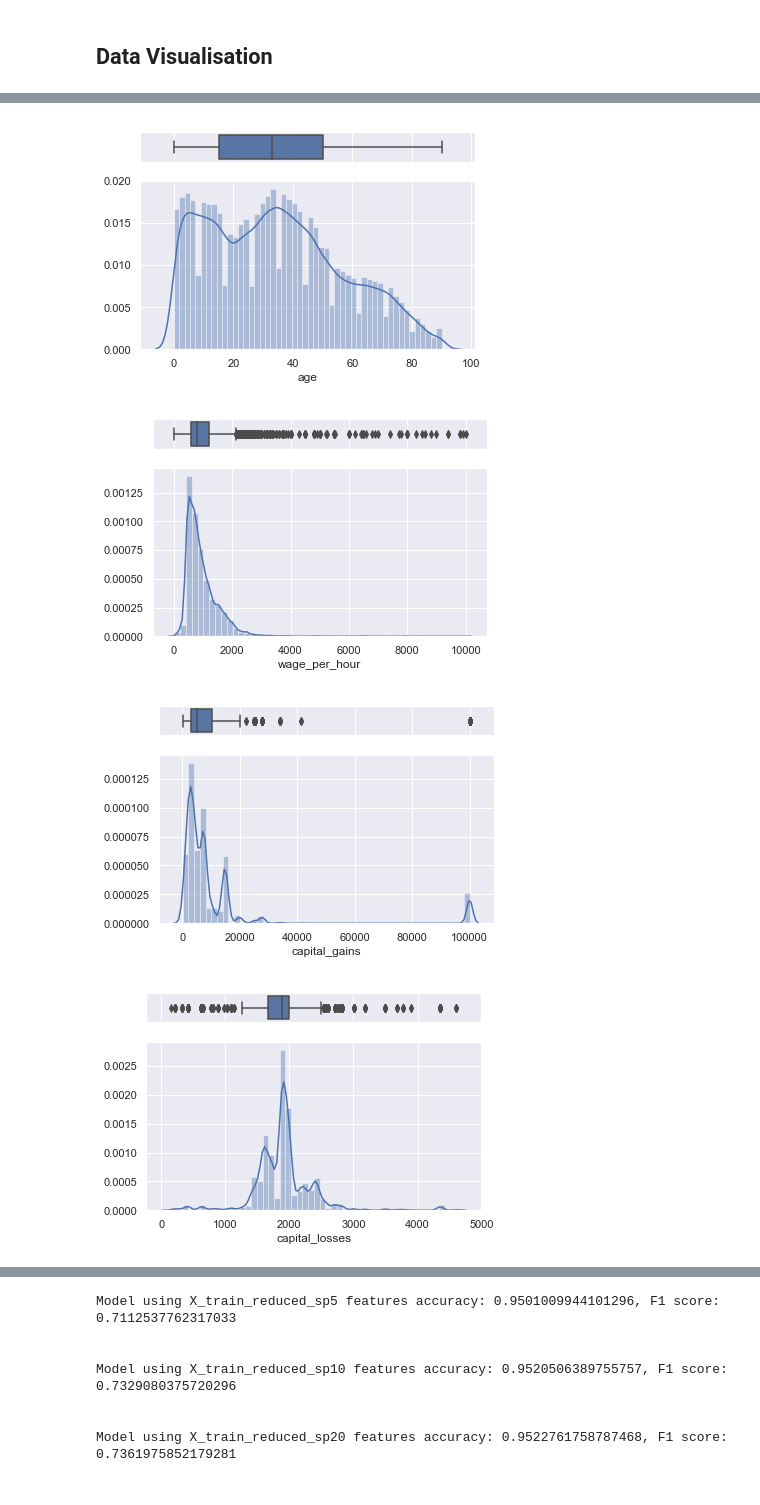
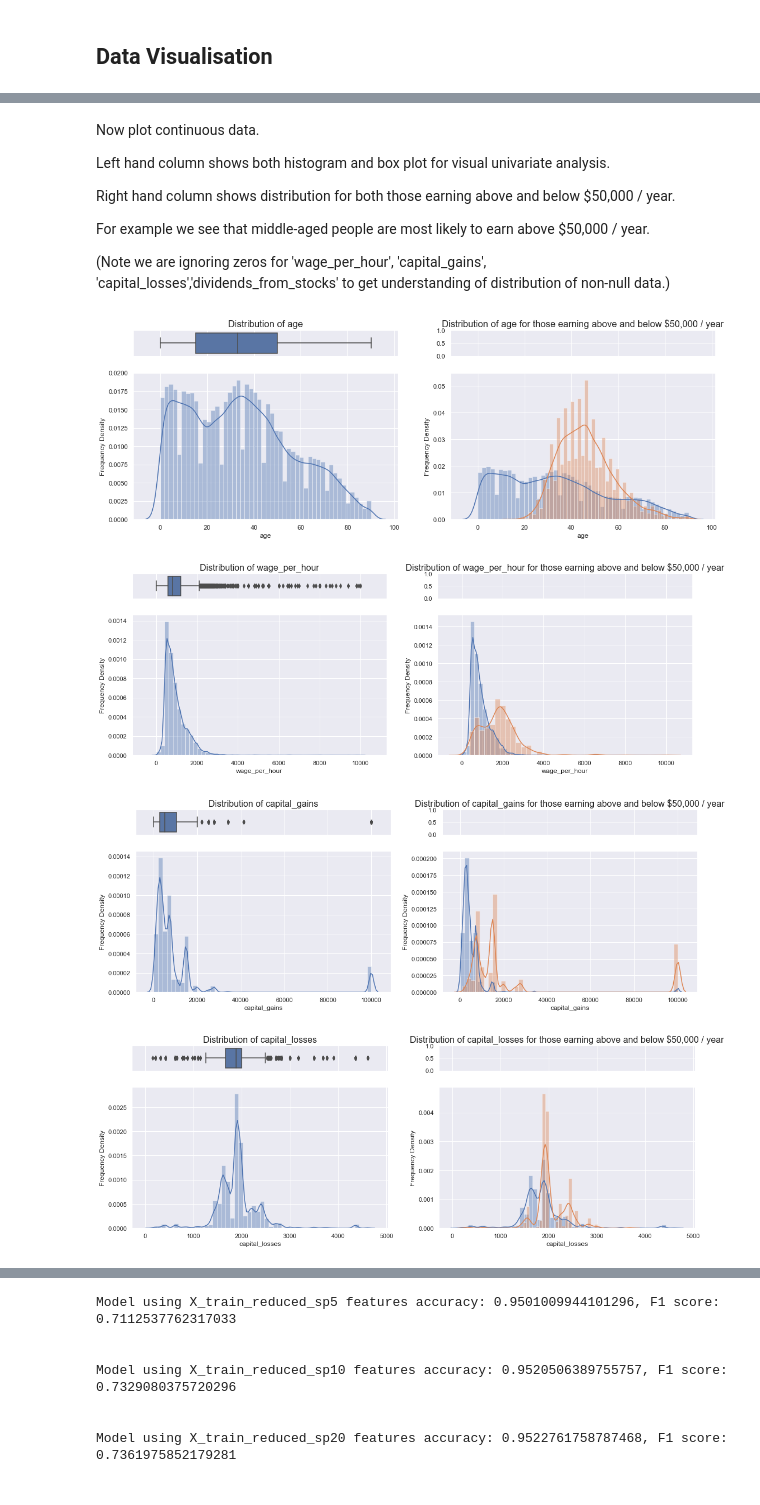
Before and after one commit to AdamJelley/US-Census-Income-Modelling, a Jupyter notebook: US_CensusIncomeModelling.ipynb, the cells around one changed output, grey strips where cells are left out. Saved outputs shown, nothing was run; the diff lists cells and outputs as text; code cells hidden in the pictures.

```diff
--- a/US_CensusIncomeModelling.ipynb
+++ b/US_CensusIncomeModelling.ipynb
@@ -101,0 +141,3 @@ us_census_train.head(50)
+# %%
+us_census_train.drop('instance_weight', axis=1, inplace=True)
+us_census_test.drop('instance_weight', axis=1, inplace=True)
@@ -177,9 +228,13 @@ memory usage: 20.0 MB
 for i, col in enumerate(us_census_train.select_dtypes(['category'])):
     fig, ax = plt.subplots(nrows=1, ncols=2, figsize=(18, 6))
     sns.countplot(x = col, data=us_census_train, ax=ax[0])
+    ax[0].set_title('Frequency of categories in {}'.format(col), fontsize=16)
+    ax[0].set_ylabel('Count')
     ax[0].set_xticklabels(ax[0].get_xticklabels(), rotation=90)
 
     incomeByCol = us_census_train.groupby(col)['binaryIncome'].mean().reset_index()
     sns.barplot(x=col, y='binaryIncome', data=incomeByCol, ax=ax[1])
+    ax[1].set_title('Percentage earning over $50,000 / year for categories in {}'.format(col), fontsize=16)
+    ax[1].set_ylabel('Percentage')
     ax[1].set_xticklabels(ax[1].get_xticklabels(), rotation=90)
 # %% [output]
@@ -198,21 +253,38 @@ for i, col in enumerate(us_census_train.select_dtypes(['category'])):
 ... (21 outputs left out)
+# %% [markdown]
+Now plot continuous data.
+
+Left hand column shows both histogram and box plot for visual univariate analysis.
+
+Right hand column shows distribution for both those earning above and below $50,000 / year.
+
+For example we see that middle-aged people are most likely to earn above $50,000 / year.
+
+(Note we are ignoring zeros for 'wage_per_hour', 'capital_gains', 'capital_losses','dividends_from_stocks' to get understanding of distribution of non-null data.)
 # %%
-for i, col in enumerate(us_census_train.select_dtypes(['int64'])):
+for i, col in enumerate(us_census_train.drop('binaryIncome',axis=1).select_dtypes(['int64'])):
     # Cut the window in 2 parts
-    fig, ax = plt.subplots(nrows=2, ncols=1, sharex=True, gridspec_kw={"height_ratios": (.15, .85)})
+    fig, ax = plt.subplots(nrows=2, ncols=2, sharex=True, figsize=(18, 6), gridspec_kw={"height_ratios": (.15, .85)})
 
-    # Add a graph in each part
+    # Add graph in each part
     if col in ['wage_per_hour', 'capital_gains', 'capital_losses','dividends_from_stocks']:
-        sns.boxplot(us_census_train[us_census_train[col]>0][col], ax=ax[0])
-        sns.distplot(us_census_train[us_census_train[col]>0][col], ax=ax[1])
+        sns.boxplot(us_census_train[us_census_train[col]>0][col], ax=ax[0,0])
+        sns.distplot(us_census_train[us_census_train[col]>0][col], ax=ax[1,0])
+        sns.distplot(us_census_train[(us_census_train[col]>0) & (us_census_train['binaryIncome'] == 0)][col], ax=ax[1,1])
+        sns.distplot(us_census_train[(us_census_train[col]>0) & (us_census_train['binaryIncome'] == 1)][col], ax=ax[1,1])
     else:
-        sns.boxplot(us_census_train[col], ax=ax[0])
-        sns.distplot(us_census_train[col], ax=ax[1])
+        sns.boxplot(us_census_train[col], ax=ax[0,0])
+        sns.distplot(us_census_train[col], ax=ax[1,0])
+        sns.distplot(us_census_train[(us_census_train['binaryIncome'] == 0)][col], ax=ax[1,1])
+        sns.distplot(us_census_train[(us_census_train['binaryIncome'] == 1)][col], ax=ax[1,1])
 
-    # Remove x axis name for the boxplot
-    ax[0].set(xlabel='')
+    ax[0,0].set_xlabel('')
+    ax[1,0].set_ylabel('Frequency Density')
+    ax[1,1].set_ylabel('Frequency Density')
+    ax[0,0].set_title('Distribution of {}'.format(col), fontsize=16)
+    ax[0,1].set_title('Distribution of {} for those earning above and below $50,000 / year'.format(col), fontsize=16)
 # %% [output]
-[figure, old version]
+[figure, new version]
-[figure, old version]
+[figure, new version]
-[figure, old version]
+[figure, new version]
-[figure, old version]
+[figure, new version]
```
Also changed, not shown: parts of 73 cells of this notebook.
